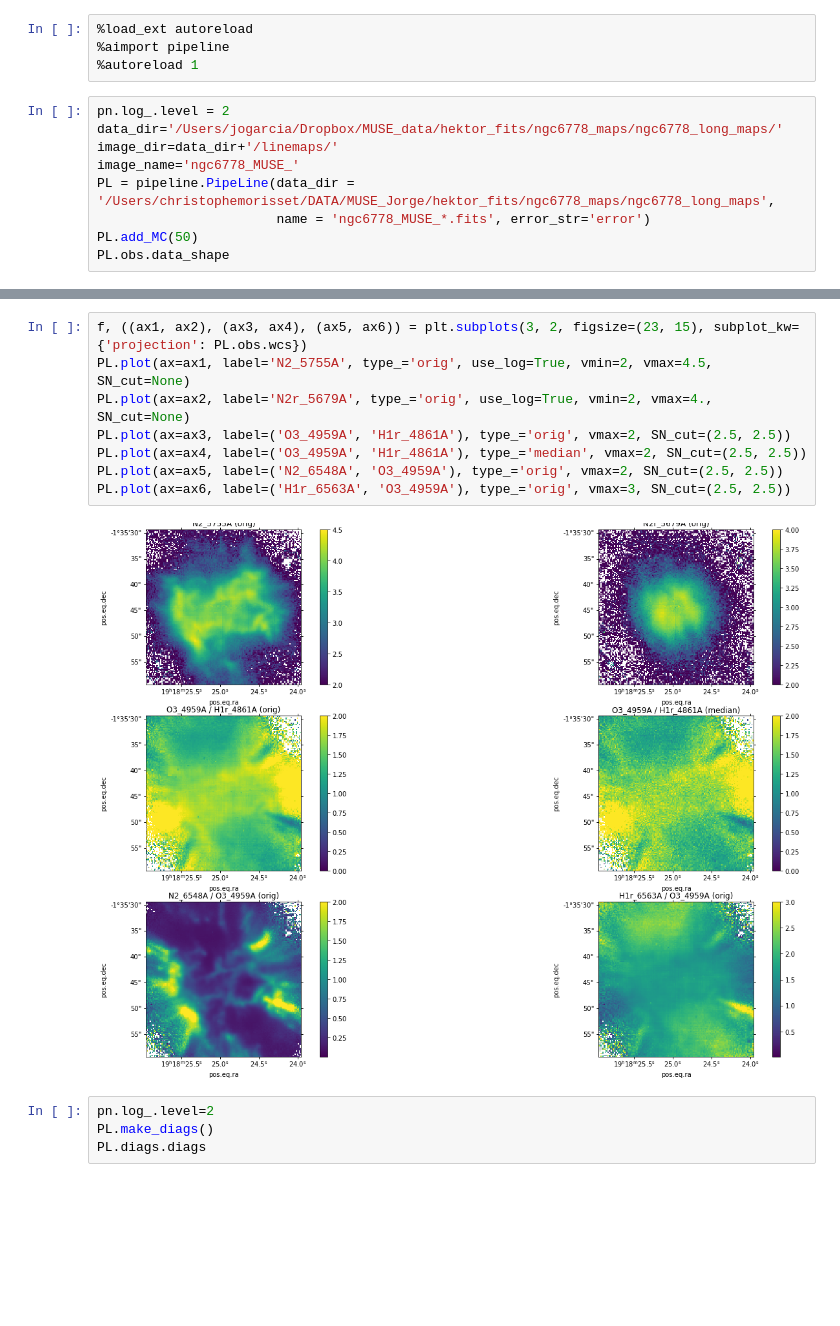
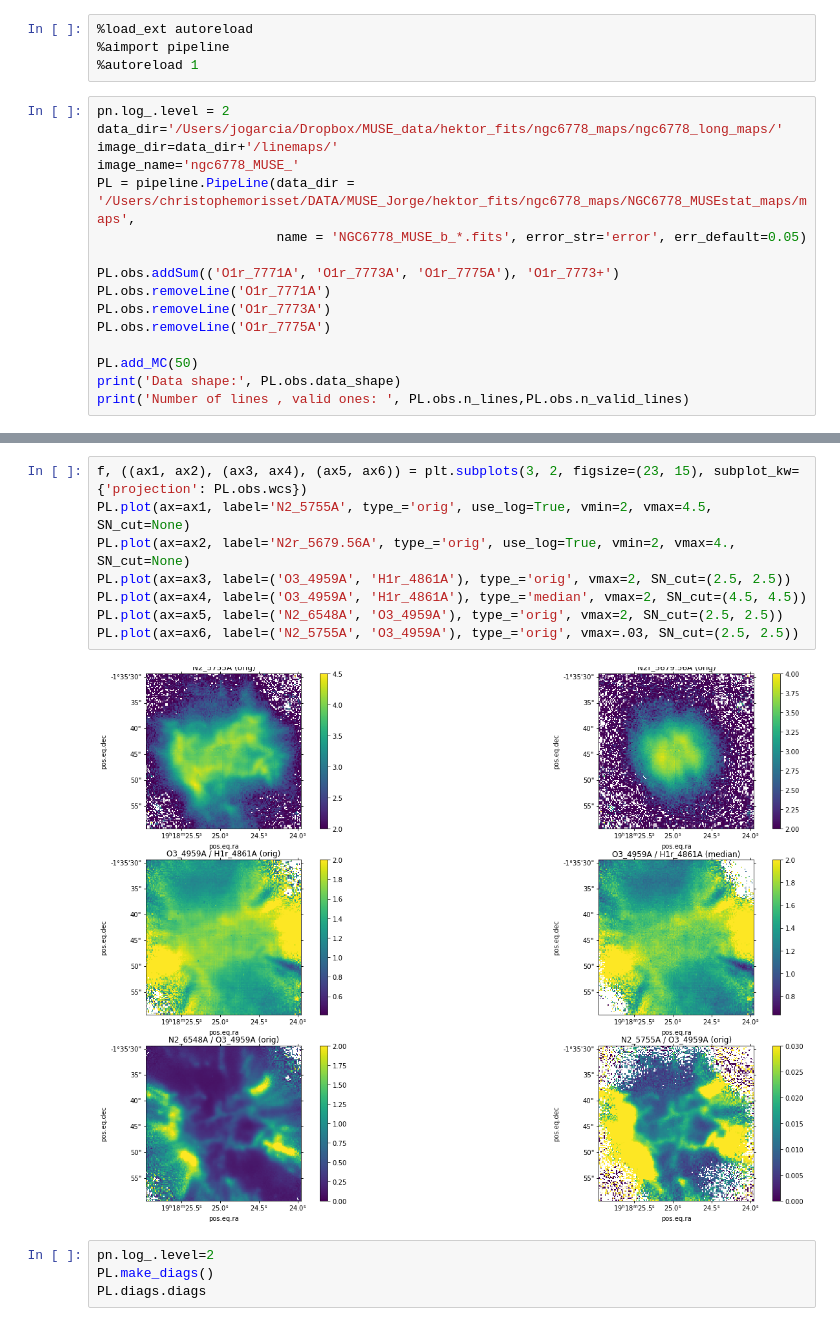
Before and after one commit to Morisset/MUSE_PNe, a Jupyter notebook: pipelineMC.ipynb, the cells around one changed output, grey strips where cells are left out. Saved outputs shown, nothing was run; the diff lists cells and outputs as text; blank space fills up the shorter version.

```diff
--- a/pipelineMC.ipynb
+++ b/pipelineMC.ipynb
@@ -13,8 +13,15 @@ pn.log_.level = 2
 data_dir='/Users/jogarcia/Dropbox/MUSE_data/hektor_fits/ngc6778_maps/ngc6778_long_maps/'
 image_dir=data_dir+'/linemaps/'
 image_name='ngc6778_MUSE_'
-PL = pipeline.PipeLine(data_dir = '/Users/christophemorisset/DATA/MUSE_Jorge/hektor_fits/ngc6778_maps/ngc6778_long_maps',
-                       name = 'ngc6778_MUSE_*.fits', error_str='error')
+PL = pipeline.PipeLine(data_dir = '/Users/christophemorisset/DATA/MUSE_Jorge/hektor_fits/ngc6778_maps/NGC6778_MUSEstat_maps/maps',
+                       name = 'NGC6778_MUSE_b_*.fits', error_str='error', err_default=0.05)
+
+PL.obs.addSum(('O1r_7771A', 'O1r_7773A', 'O1r_7775A'), 'O1r_7773+')
+PL.obs.removeLine('O1r_7771A')
+PL.obs.removeLine('O1r_7773A')
+PL.obs.removeLine('O1r_7775A')
+
 PL.add_MC(50)
-PL.obs.data_shape
+print('Data shape:', PL.obs.data_shape)
+print('Number of lines , valid ones: ', PL.obs.n_lines,PL.obs.n_valid_lines)
 # %% [output]
@@ -75,13 +101,13 @@ print(np.nanmedian(PL.obs.extinction.cHbeta));
 # %%
 f, ((ax1, ax2), (ax3, ax4), (ax5, ax6)) = plt.subplots(3, 2, figsize=(23, 15), subplot_kw={'projection': PL.obs.wcs})
 PL.plot(ax=ax1, label='N2_5755A', type_='orig', use_log=True, vmin=2, vmax=4.5, SN_cut=None)
-PL.plot(ax=ax2, label='N2r_5679A', type_='orig', use_log=True, vmin=2, vmax=4., SN_cut=None)
+PL.plot(ax=ax2, label='N2r_5679.56A', type_='orig', use_log=True, vmin=2, vmax=4., SN_cut=None)
 PL.plot(ax=ax3, label=('O3_4959A', 'H1r_4861A'), type_='orig', vmax=2, SN_cut=(2.5, 2.5))
-PL.plot(ax=ax4, label=('O3_4959A', 'H1r_4861A'), type_='median', vmax=2, SN_cut=(2.5, 2.5))
+PL.plot(ax=ax4, label=('O3_4959A', 'H1r_4861A'), type_='median', vmax=2, SN_cut=(4.5, 4.5))
 PL.plot(ax=ax5, label=('N2_6548A', 'O3_4959A'), type_='orig', vmax=2, SN_cut=(2.5, 2.5))
-PL.plot(ax=ax6, label=('H1r_6563A', 'O3_4959A'), type_='orig', vmax=3, SN_cut=(2.5, 2.5))
+PL.plot(ax=ax6, label=('N2_5755A', 'O3_4959A'), type_='orig', vmax=.03, SN_cut=(2.5, 2.5))
 # %% [output]
-[figure, old version]
+[figure, new version]
 # %%
 pn.log_.level=2
 PL.make_diags()
```
Also changed, not shown: parts of 17 cells of this notebook.
